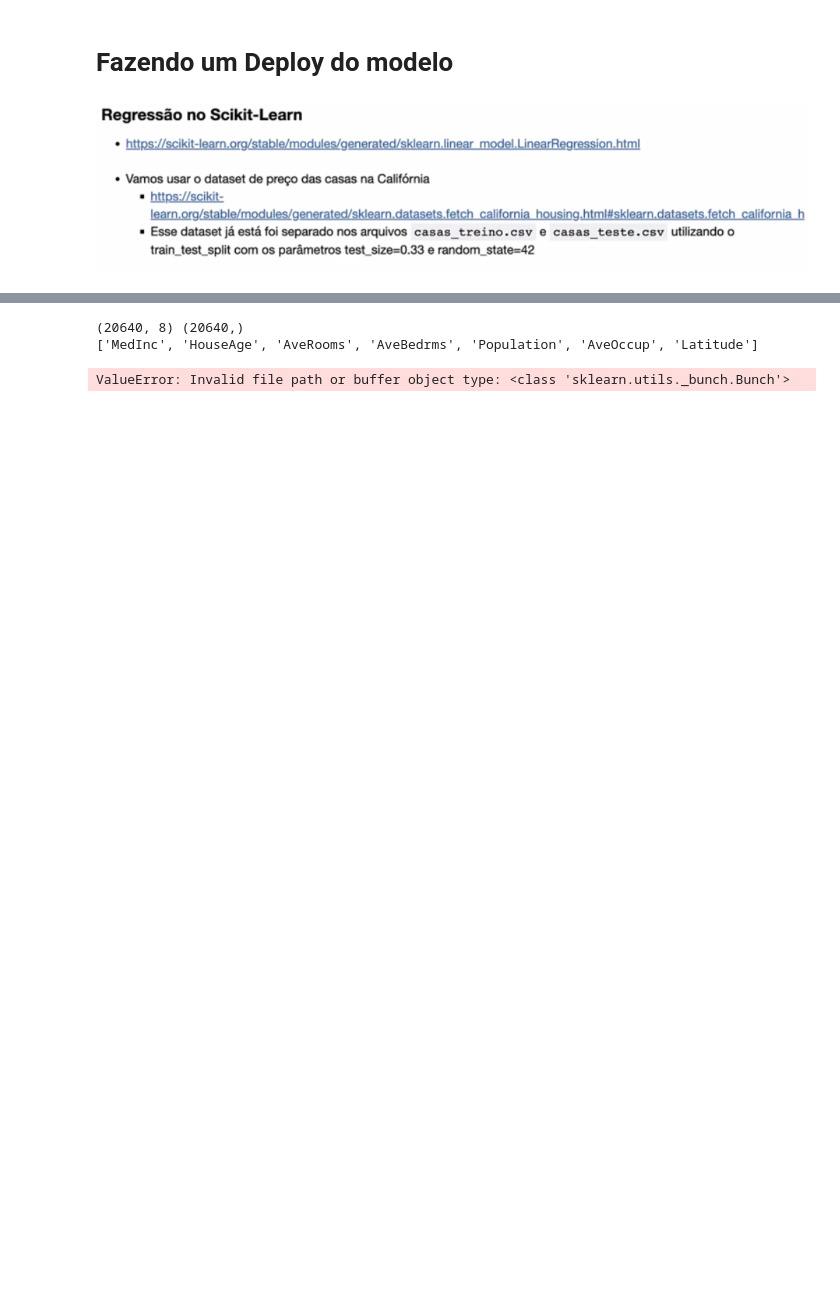
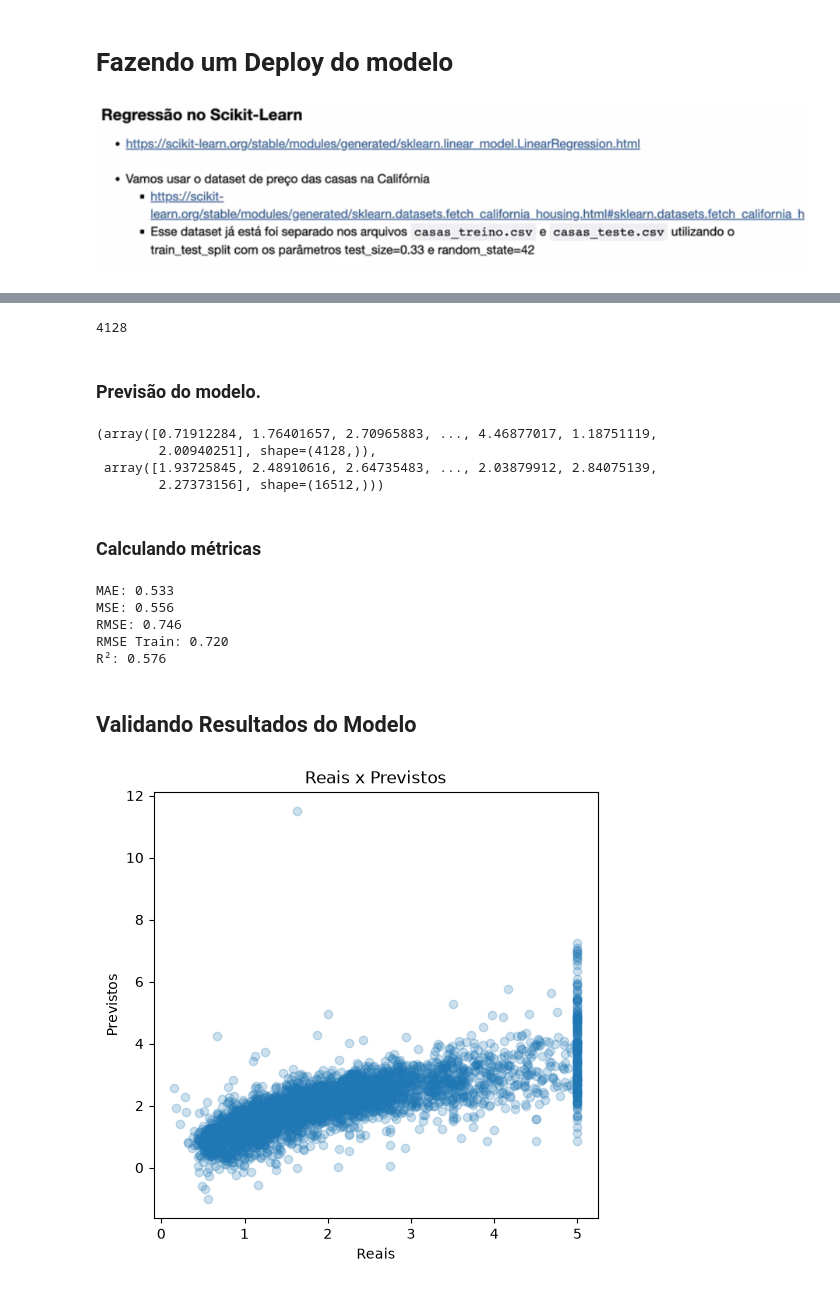
Before and after one commit to EledilsonB/Curso_Data_Science_Hashtag, a Jupyter notebook: aula6_Deploy.ipynb, the cells around one changed output, grey strips where cells are left out. Saved outputs shown, nothing was run; the diff lists cells and outputs as text; code cells hidden in the pictures; blank space fills up the shorter version.

Commit message:
Subindo o código perdido novamente (validando resultados verificando resíduos e a correlação entre os dados reais e previstos pelo modelo)

```diff
--- a/aula6_Deploy.ipynb
+++ b/aula6_Deploy.ipynb
@@ -9,2 +18,8 @@ from sklearn.datasets import fetch_california_housing
 # %%
-housing = fetch_california_housing()
+# Carregando Database
+# Variável target é separada nessa estrutura bunch do scikit learn;
+housing = fetch_california_housing(as_frame=True)
+print(housing.data.shape, housing.target.shape)
+print(housing.feature_names[:])
+df = pd.DataFrame(housing.data, columns=housing.feature_names)
+df.head()
@@ -11,10 +35,61 @@ housing = fetch_california_housing()
 # %%
-print(housing.data.shape, housing.target.shape)
-print(housing.feature_names[0:-1])
+# Criando coluna e separando target da base de dados
+df['MedHouseVal'] = housing.target
+X = df.drop(columns='MedHouseVal')
+y = df['MedHouseVal']
+
+# Separando dados para treino e teste.
+X_train, X_test, y_train, y_test = train_test_split(X, y, test_size=.2, random_state=42)
+
+print(len(X_test))
 # %% [output]
-(20640, 8) (20640,)
-['MedInc', 'HouseAge', 'AveRooms', 'AveBedrms', 'Population', 'AveOccup', 'Latitude']
+4128
 # %%
-df = pd.read_(housing)
+# treinando o modelo
+
+reg = LinearRegression().fit(X_train, y_train)
-# %% [output]
-ValueError: Invalid file path or buffer object type: <class 'sklearn.utils._bunch.Bunch'>
+# %% [markdown]
+### Previsão do modelo.
+# %%
+y_pred = reg.predict(X_test)
+y_predtrain = reg.predict(X_train)
+y_pred, y_predtrain
+# %% [output]
+(array([0.71912284, 1.76401657, 2.70965883, ..., 4.46877017, 1.18751119,
+        2.00940251], shape=(4128,)),
+ array([1.93725845, 2.48910616, 2.64735483, ..., 2.03879912, 2.84075139,
+        2.27373156], shape=(16512,)))
+# %% [markdown]
+### Calculando métricas
+# %%
+
+mse = mean_squared_error(y_test, y_pred)
+mae = mean_absolute_error(y_test, y_pred)
+rmse = mean_squared_error(y_test, y_pred)**.5
+rmsetrain = mean_squared_error(y_train, y_predtrain)**.5
+r2 = r2_score(y_test, y_pred)
+
+print(f'MAE: {mae:.3f}')
+print(f'MSE: {mse:.3f}')
+print(f'RMSE: {rmse:.3f}')
+print(f'RMSE Train: {rmsetrain:.3f}')
+print(f'R²: {r2:.3f}')
+# %% [output]
+MAE: 0.533
+MSE: 0.556
+RMSE: 0.746
+RMSE Train: 0.720
+R²: 0.576
+# %% [markdown]
+## Validando Resultados do Modelo
+# %%
+# Comparando dispersão entre valores reais e o previsto
+
+fig, ax = plt.subplots(figsize=(5,5), layout='constrained')
+ax.scatter(x=y_test, y=y_pred, alpha=.23)
+ax.set_xlabel('Reais')
+ax.set_ylabel('Previstos')
+ax.set_title('Reais x Previstos')
+plt.show()
+# %% [output]
+[figure, added]
```
Also changed, not shown: parts of 10 cells of this notebook.
